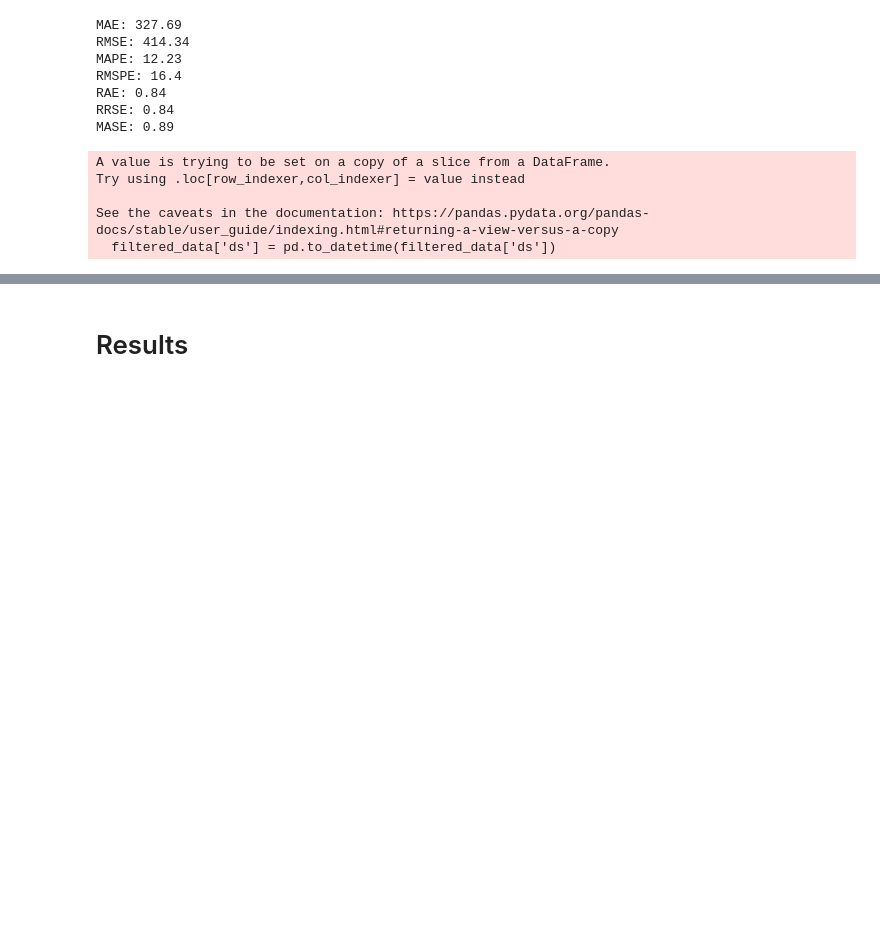
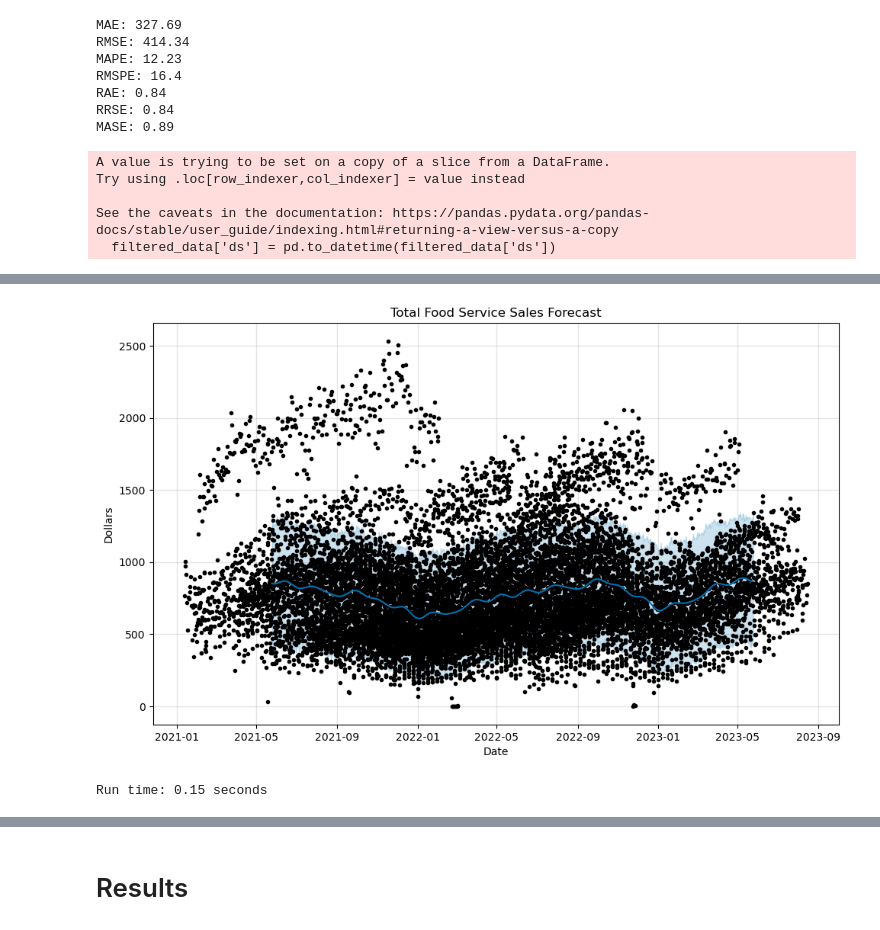
Before and after one commit to rbutters321/MSBA-Final-Capstone---Maverik, a Jupyter notebook: Capstone Maverik Modeling (Rachel).ipynb, the cells around one changed output, grey strips where cells are left out. Cells and saved outputs as stored; diff of their text form; code cells hidden in the pictures; blank space fills up the shorter version.

```diff
--- a/Capstone Maverik Modeling (Rachel).ipynb
+++ b/Capstone Maverik Modeling (Rachel).ipynb
@@ -951,0 +1144,77 @@ See the caveats in the documentation: https://pandas.pydata.org/pandas-docs/stab
+# %%
+#run prediction on an individual store
+
+#store_id = 22085
+#store_id = 22750
+#store_id = 21980
+#store_id = 23415
+#store_id = 23345 #27.93
+#store_id = 23660
+#store_id = 23730 #16.81
+#store_id = 21560 #22.39
+#store_id = 24150 #18.39
+#store_id = 23380 #23.27
+#store_id = 22015 #26.78
+#store_id = 24535 #21.26
+#store_id = 22540
+#store_id = 22715
+#store_id = 22260
+#store_id = 23765  #17.71
+#store_id = 23240
+#store_id = 22925
+#store_id = 22785 #16.67
+#store_id = 24220
+#store_id = 22330
+store_id = 22820 #13.26 <-- the best metrics
+#store_id = 23450
+#store_id = 22855
+#store_id = 23835
+#store_id = 22400
+#store_id = 22680
+#store_id = 22890
+#store_id = 24255
+#store_id = 23555
+#store_id = 23905
+#store_id = 22120
+#store_id = 23135
+#store_id = 22645
+#store_id = 22505
+#store_id = 22575
+#store_id = 23485
+
+#filter the data for the specific store id
+filtered_data = data2[data2['site_id_msba'].isin([store_id])]
+
+#df with dates + 365 days into the future
+last_date = filtered_data['ds'].max()
+future_dates = pd.date_range(start=last_date, periods=366)[1:]
+future_df = pd.DataFrame({'ds': future_dates})
+
+#runtime start
+start_time = time.time()
+
+#join the future dates with filtered data dates
+dates_for_prediction = pd.concat([filtered_data[['ds']], future_df], ignore_index=True)
+
+#predict on joined dates
+forecast = round(model2.predict(dates_for_prediction),2)
+
+#runtime end
+end_time = time.time()
+
+#print forecase dates and graph
+forecast1 = forecast[['ds', 'yhat', 'yhat_lower', 'yhat_upper', 'trend_lower']]
+print(forecast1)
+
+#forecast plot
+fig = model2.plot(forecast)
+ax = fig.gca()
+ax.set_title("Total Food Service Sales Forecast")
+ax.set_xlabel("Date")
+ax.set_ylabel("Dollars")
+plt.show()
+
+#runtime results
+run_time = round(end_time - start_time,2)
+print(f"Run time: {run_time} seconds")
+# %% [output]
@@ -951,0 +1238,2 @@ See the caveats in the documentation: https://pandas.pydata.org/pandas-docs/stab
+[figure, added]
+Run time: 0.15 seconds
```
Also changed, not shown: parts of 38 cells of this notebook.
